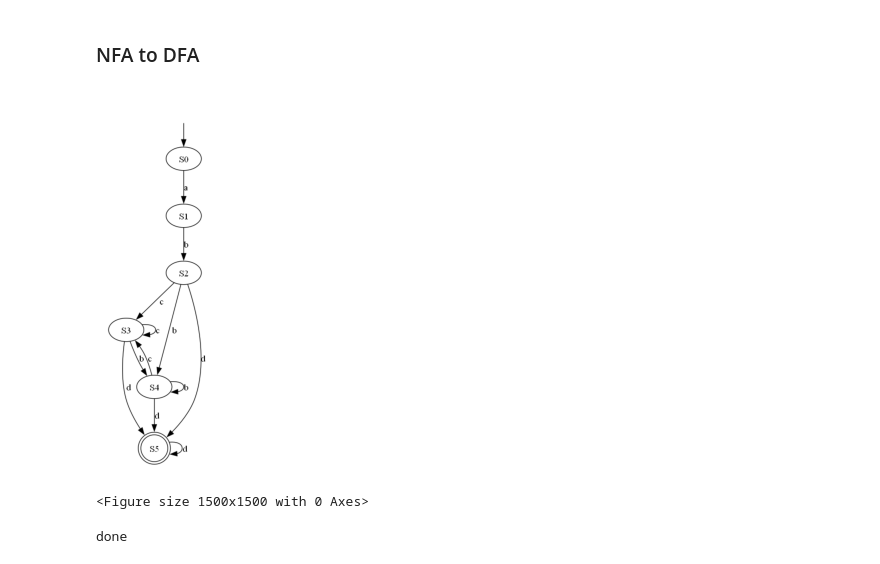
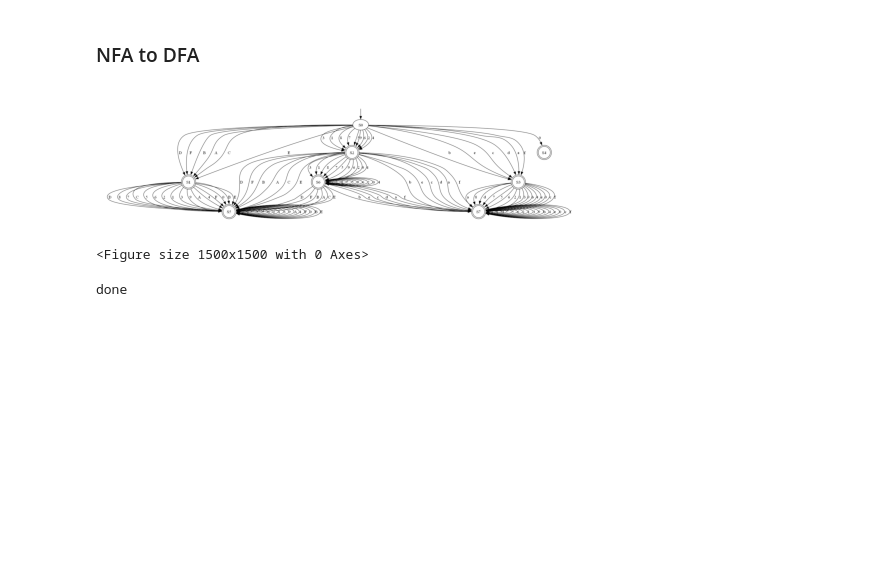
Before and after one commit to MohamedHAmin/NFA-DFA-cmd-generator, a Jupyter notebook: assignment_1.ipynb, the cells around one changed output. Drawn from its saved outputs; the diff is of its cells as text; code cells hidden in the pictures; blank space fills up the shorter version.

```diff
--- a/assignment_1.ipynb
+++ b/assignment_1.ipynb
@@ -474,21 +474,3 @@ def epsilon_closure(states, state, visited=None):
             terminating |= is_terminating
 
     return visited, terminating
-# %%
-def move(states: dict, state_closure: set, input_symbol: str) -> tuple:
-    terminating = any(states[state]["isTerminatingState"] for state in state_closure)
-    move_result = set()
-
-    for state in state_closure:
-        transitions = states[state].get(input_symbol, [])
-        for next_state in transitions:
-            move_result.add(next_state)
-            closure, is_terminating = epsilon_closure(states, next_state)
-            move_result.update(closure)
-            terminating |= is_terminating
-
-    return move_result, terminating
-
-def range_unfolding(key: str) -> set:
-    start, end = key[1], key[3]
-    return set(chr(i) for i in range(ord(start), ord(end) + 1))
@@ -495,7 +541,5 @@ def range_unfolding(key: str) -> set:
 # %%
 def compare_sets(set1, set2):
-    # first condition: byedman en el etnein nafs el 7agm asln
-    # second condition: dh byedman en el difference ma beinhom, phi, fa len = 0 (el etnein 2ad ba3d, w nafs el sets)
     return (len(set1) == len(set2) and len(set1.difference(set2)) == 0)
 
 def convert_nfa_to_dfa(nfa_states, dfa_states_queue, is_start_terminating):
@@ -541,9 +585,6 @@ def convert_nfa_to_dfa(nfa_states, dfa_states_queue, is_start_terminating):
                 if compare_sets(val, current_dfa_state):
                     coming_from_state = key
 
-            if coming_from_state == "":
-                print("Error: coming_from_state is empty")
-
             if going_to_state == "":
                 state_counter += 1
                 going_to_state = "S" + str(state_counter)
@@ -591,11 +632,11 @@ def Requirement2(json):
     print("done")
 # %%
 # load the json file test1.json
-with open('test1.json') as f:
+with open('test3.json') as f:
     test1 = json.load(f)
 
 Requirement2(test1)
 # %% [output]
-[figure, old version]
+[figure, new version]
 <Figure size 1500x1500 with 0 Axes>
 done
```
Also changed, not shown: parts of 2 cells of this notebook, 6 other files.
